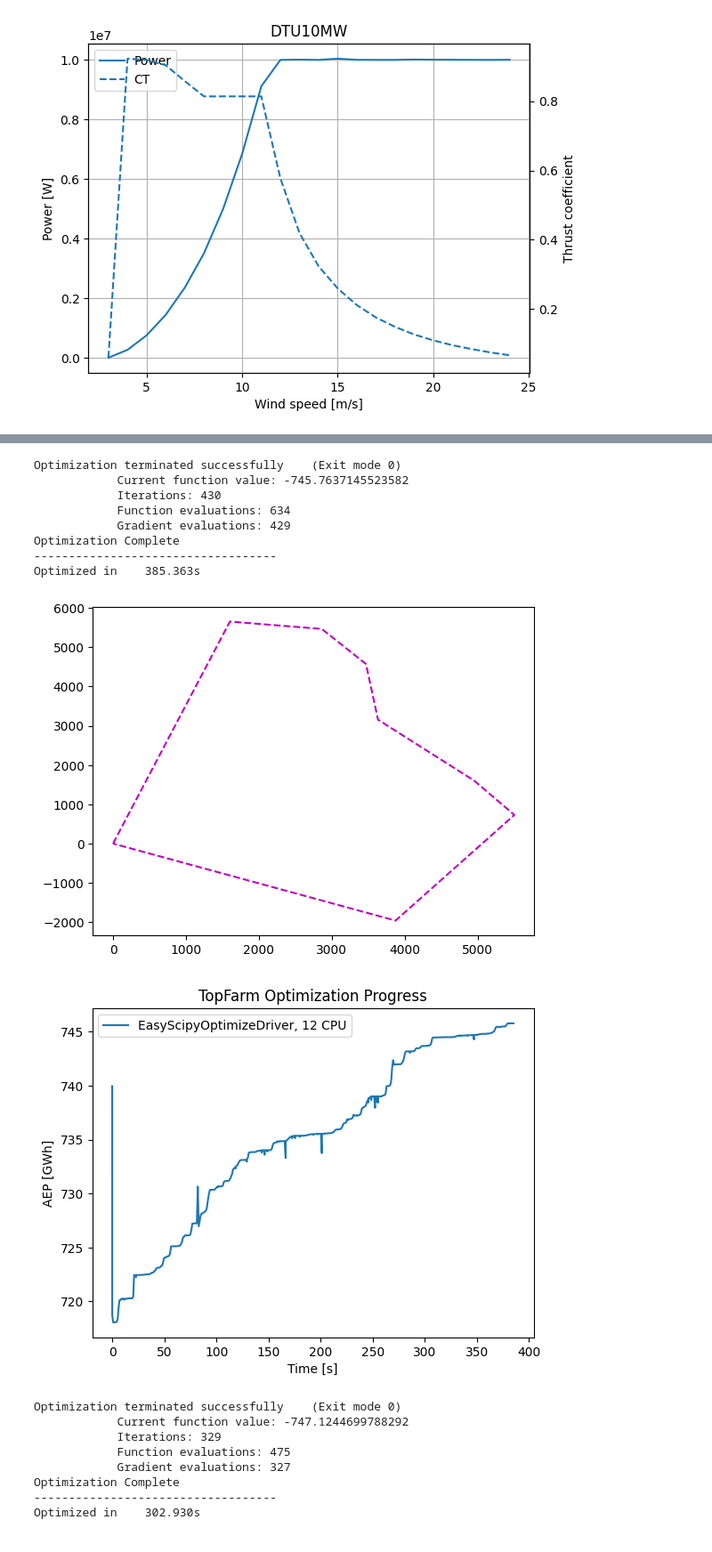
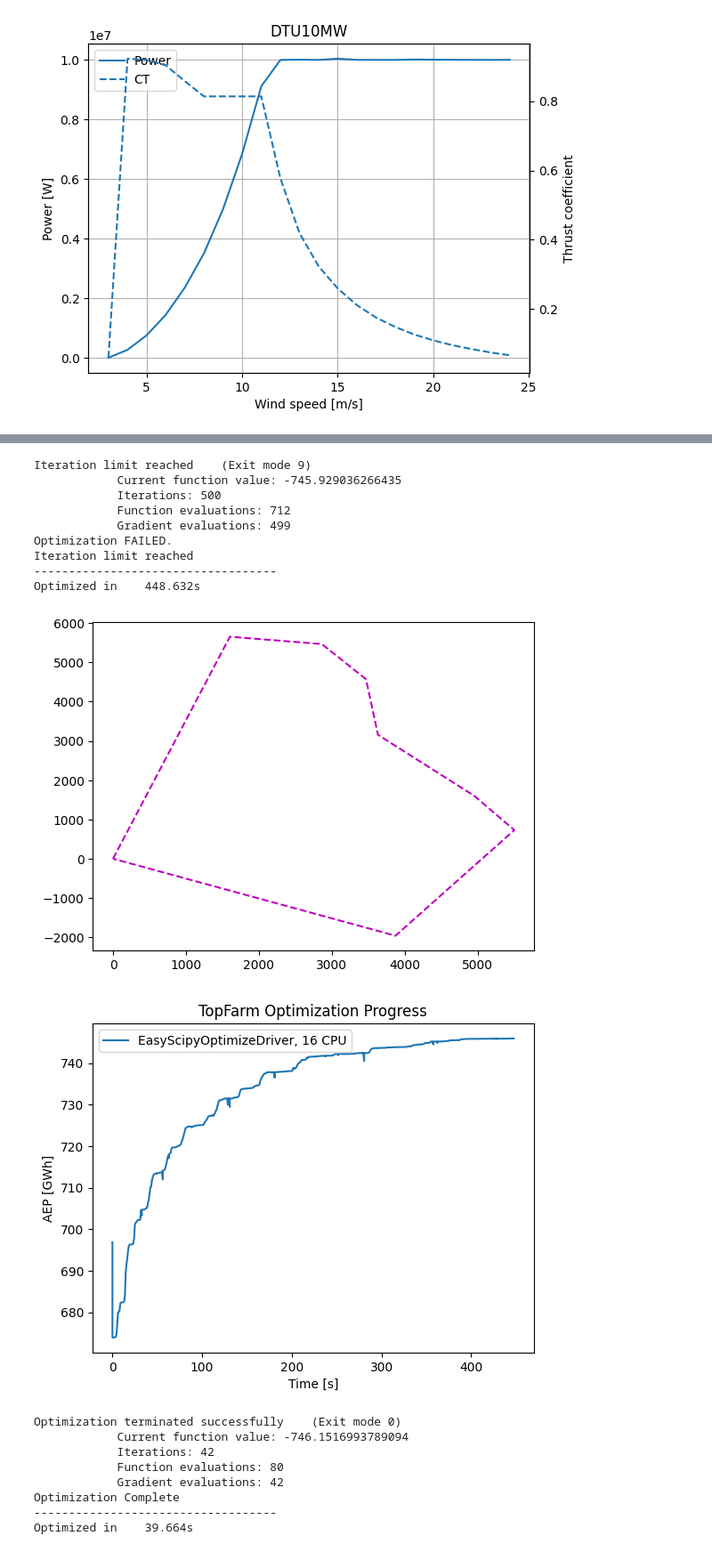
Before and after one commit to Xeidit/WindFarm2, a Jupyter notebook: WindFarmSimAndOptimisation.ipynb, the cells around one changed output, grey strips where cells are left out. Shown at 89% size. Saved outputs shown, nothing was run; the diff lists cells and outputs as text; code cells hidden in the pictures.

```diff
--- a/WindFarmSimAndOptimisation.ipynb
+++ b/WindFarmSimAndOptimisation.ipynb
@@ -76,8 +76,8 @@ n_x = 4
 n_y = 5
 
 rotor_diameter = diameter
-dist_x = 5 * rotor_diameter
-dist_y = 7 * rotor_diameter
+dist_x = 4 * rotor_diameter
+dist_y = 4 * rotor_diameter
 
 # This defines the turbine positions
 wt_x, wt_y = np.meshgrid(np.array(range(n_x)) * dist_x, np.array(range(n_y)) * dist_y)
@@ -230,50 +230,51 @@ def get_topfarmProblem_xy(wfm, x, y, grad_method, maxiter, n_cpu):
         constraints=[
             boundary_constr,
             SpacingConstraint(min_spacing=2 * wfm.windTurbines.diameter())
         ]
     )
 
 
 def optimize_and_plot(wfm, x0, y0, maxiter):
     method = fd
     n_cpu = 16
 
     tf = get_topfarmProblem_xy(wfm, x0, y0, method, maxiter, n_cpu)
     cost, state, recorder = tf.optimize(disp=True)
 
     t, aep = [recorder[v] for v in ['timestamp', 'AEP']]
     plt.figure()
     plt.plot(t - t[0], aep, label=f'{method.__name__}, {n_cpu} CPU')
     plt.xlabel("Time [s]")
     plt.ylabel("AEP [GWh]")
     plt.title("TopFarm Optimization Progress")
     plt.legend()
     plt.show()
     return tf, cost, state, recorder
 
 
 # --- Run optimization ---
 tf, cost, state, recorder = optimize_and_plot(windFarmModel, x0, y0, maxiter=500)
-cost, state, recorder = tf.optimize(disp=True)
+#cost, state, recorder = tf.optimize(disp=True)
 # %% [output]
-Optimization terminated successfully    (Exit mode 0)
-            Current function value: -745.7637145523582
-            Iterations: 430
-            Function evaluations: 634
-            Gradient evaluations: 429
-Optimization Complete
+Iteration limit reached    (Exit mode 9)
+            Current function value: -745.929036266435
+            Iterations: 500
+            Function evaluations: 712
+            Gradient evaluations: 499
+Optimization FAILED.
+Iteration limit reached
 -----------------------------------
-Optimized in    385.363s
+Optimized in    448.632s
 [figure]
-[figure, old version]
+[figure, new version]
 Optimization terminated successfully    (Exit mode 0)
-            Current function value: -747.1244699788292
-            Iterations: 329
-            Function evaluations: 475
-            Gradient evaluations: 327
+            Current function value: -746.1516993789094
+            Iterations: 42
+            Function evaluations: 80
+            Gradient evaluations: 42
 Optimization Complete
 -----------------------------------
-Optimized in    302.930s
+Optimized in    39.664s
 # %%
 # Plot results
 plt.figure(figsize=(6,6))
```
Also changed, not shown: parts of 3 cells of this notebook, 1 other file.
